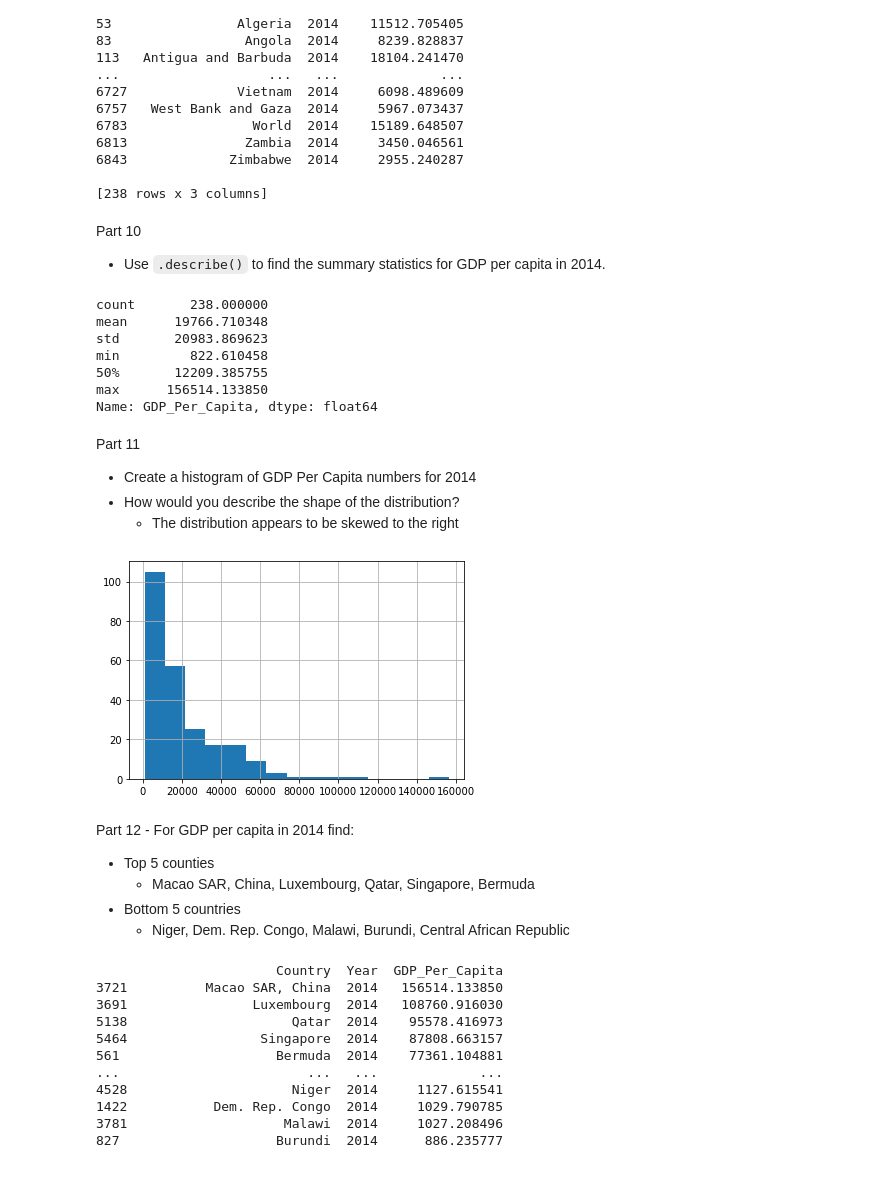
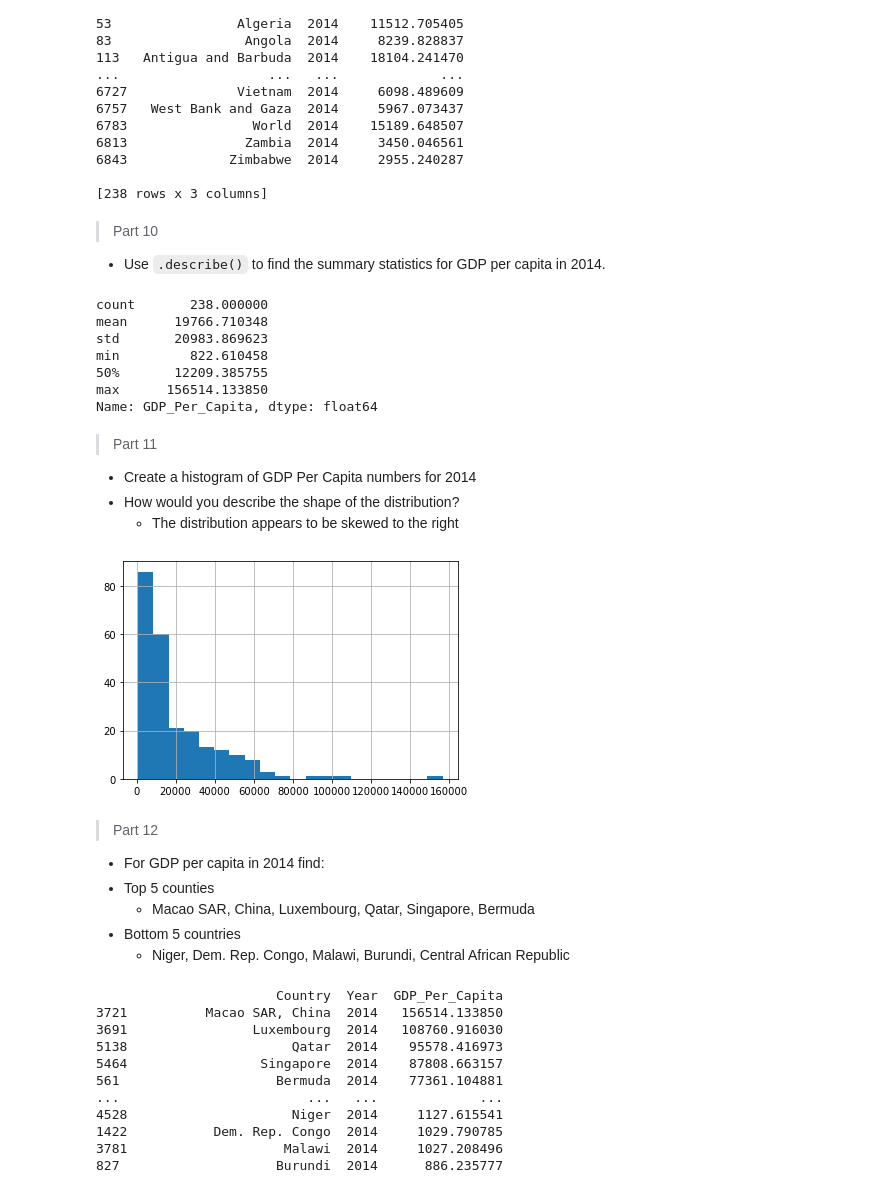
Before and after one commit to Claytor/exploratory_analysis_of_un_data, a Jupyter notebook: notebooks/UN Data Exploration.ipynb, the cells around one changed output. Drawn from its saved outputs; the diff is of its cells as text; code cells hidden in the pictures.

```diff
--- a/notebooks/UN Data Exploration.ipynb
+++ b/notebooks/UN Data Exploration.ipynb
@@ -133,7 +133,7 @@ print(gdp_2014)
 
 [238 rows x 3 columns]
 # %% [markdown]
-Part 10
+> Part 10
 - Use `.describe()` to find the summary statistics for GDP per capita in 2014.
 # %%
 gdp_2014["GDP_Per_Capita"].describe([])
@@ -146,17 +146,18 @@ min         822.610458
 max      156514.133850
 Name: GDP_Per_Capita, dtype: float64
 # %% [markdown]
-Part 11
+> Part 11
 - Create a histogram of GDP Per Capita numbers for 2014
 - How would you describe the shape of the distribution?
     - The distribution appears to be skewed to the right
 # %%
-gdp_2014["GDP_Per_Capita"].hist(bins=15)
+gdp_2014["GDP_Per_Capita"].hist(bins=20)
 plt.show()
 # %% [output]
-[figure, old version]
+[figure, new version]
 # %% [markdown]
-Part 12 - For GDP per capita in 2014 find:
+> Part 12
+- For GDP per capita in 2014 find:
 - Top 5 counties
     - Macao SAR, China, Luxembourg, Qatar, Singapore, Bermuda
 - Bottom 5 countries
```
Also changed, not shown: parts of 14 cells of this notebook.
